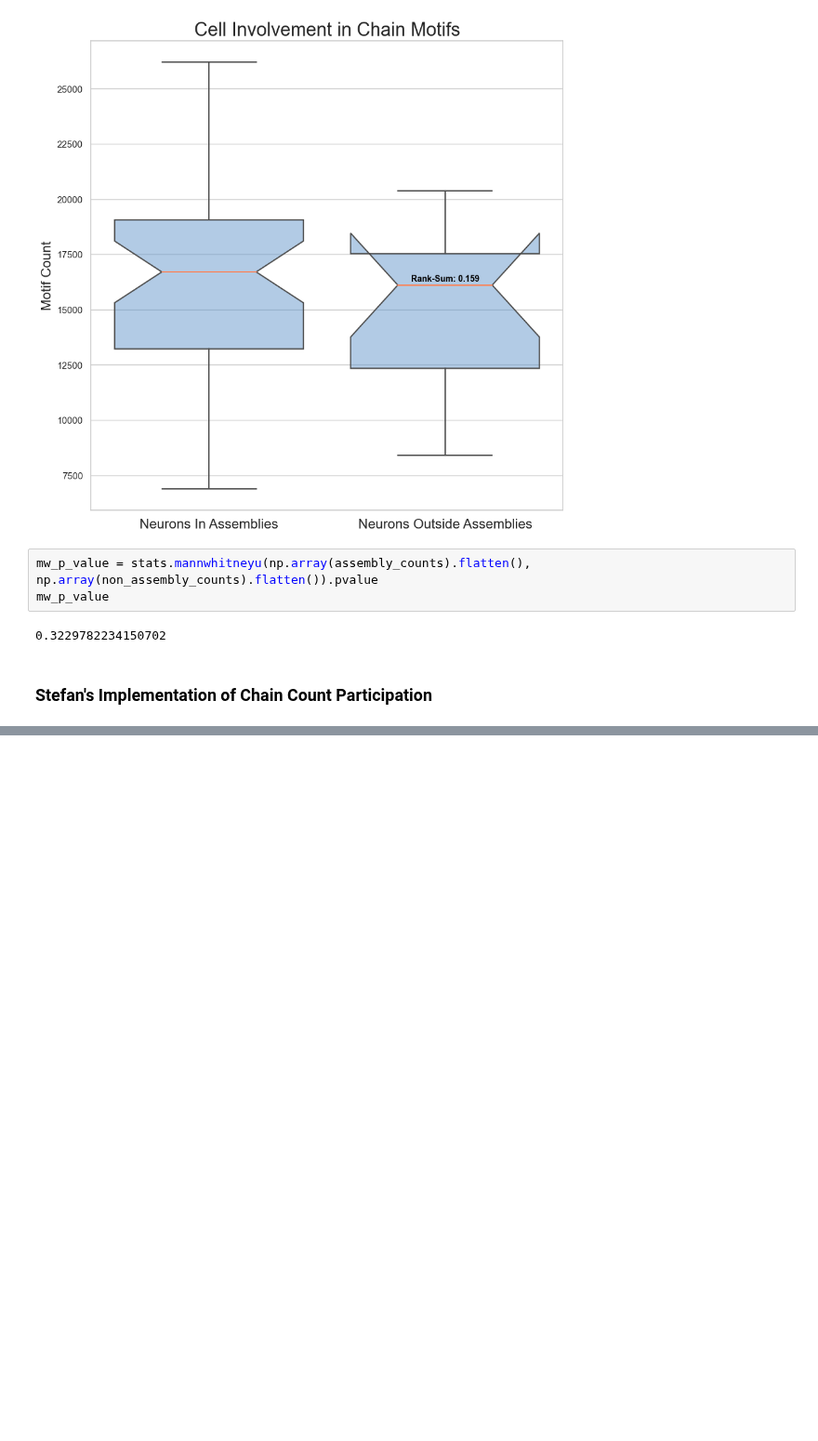
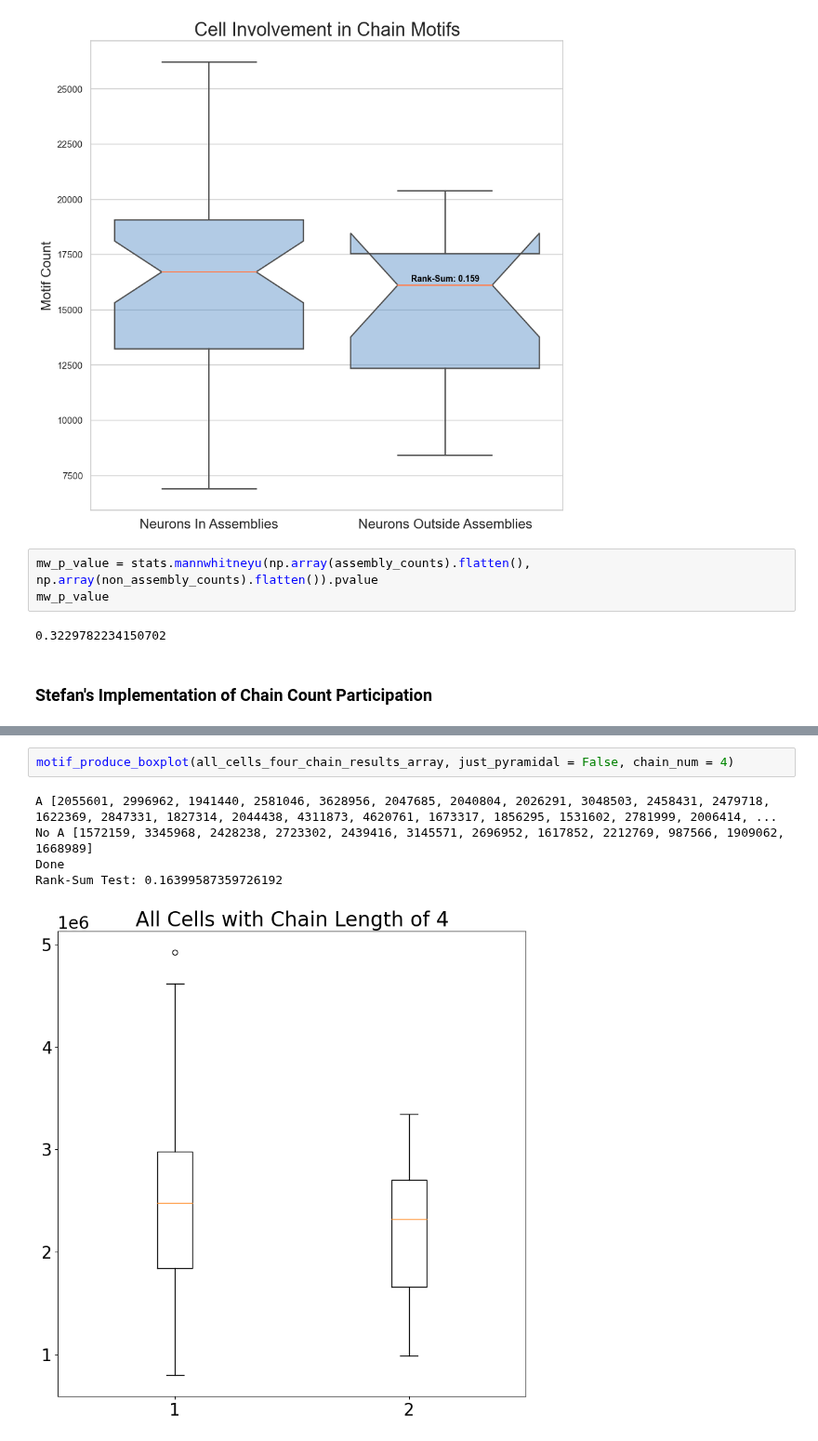
Before and after one commit to Jawagnercarena/Assembly_Organization, a Jupyter notebook: AssemblyPaperFigures/FigureCode/Figure5/Figure5.ipynb, the cells around one changed output, grey strips where cells are left out. Shown at 93% size. Cells and saved outputs as stored; diff of their text form; blank space fills up the shorter version.

```diff
--- a/AssemblyPaperFigures/FigureCode/Figure5/Figure5.ipynb
+++ b/AssemblyPaperFigures/FigureCode/Figure5/Figure5.ipynb
@@ -598,0 +619,8 @@ stats.ranksums(np.array(pooled_assembly_cell_participation).flatten(), np.array(
+# %%
+motif_produce_boxplot(all_cells_four_chain_results_array, just_pyramidal = False, chain_num = 4)
+# %% [output]
+A [2055601, 2996962, 1941440, 2581046, 3628956, 2047685, 2040804, 2026291, 3048503, 2458431, 2479718, 1622369, 2847331, 1827314, 2044438, 4311873, 4620761, 1673317, 1856295, 1531602, 2781999, 2006414, ...
+No A [1572159, 3345968, 2428238, 2723302, 2439416, 3145571, 2696952, 1617852, 2212769, 987566, 1909062, 1668989]
+Done
+Rank-Sum Test: 0.16399587359726192
+[figure, added]
```
Also changed, not shown: parts of 8 cells of this notebook, 3 other files.
